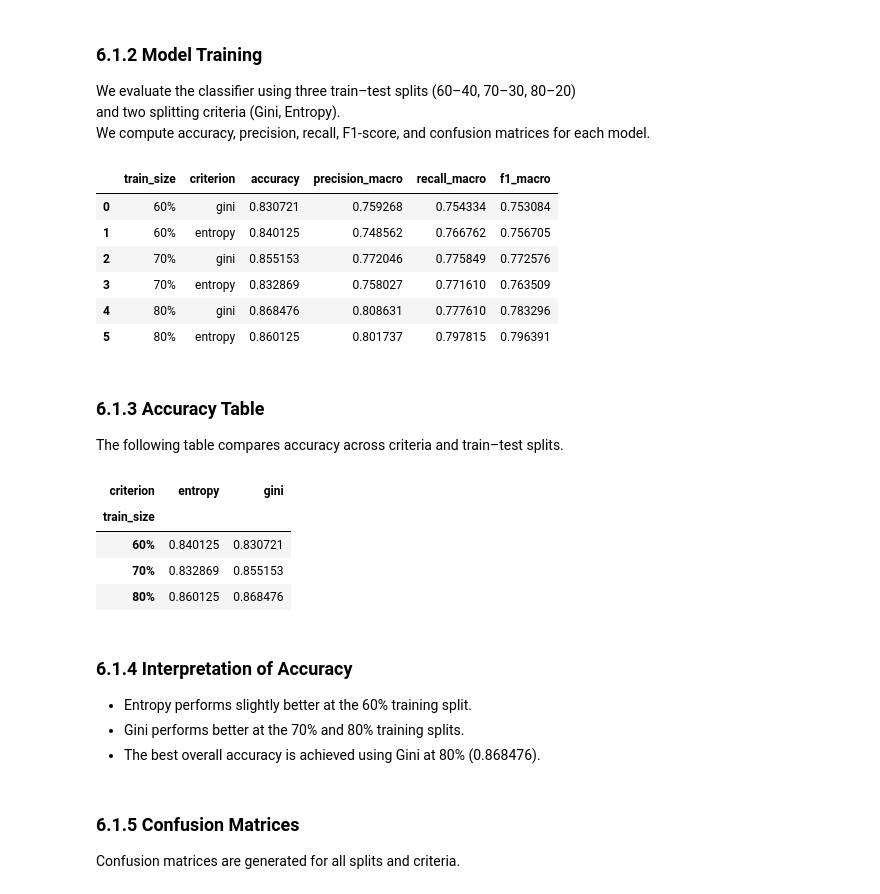
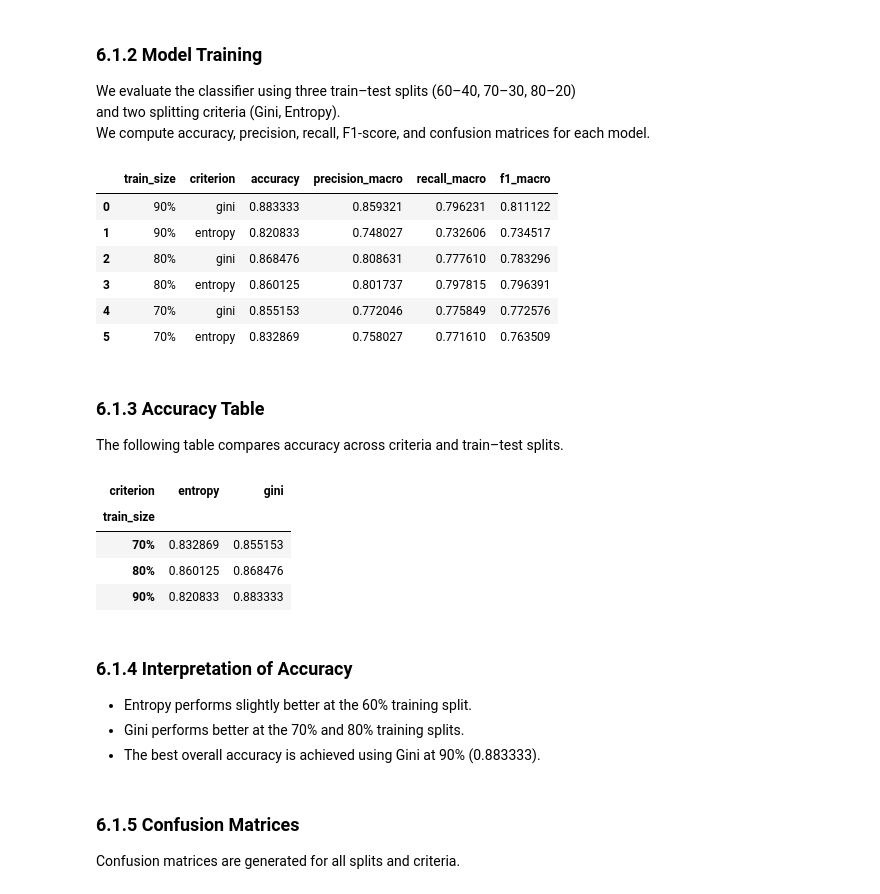
Before and after one commit to lujainAziz/LujainAlmajyul-it326, a Jupyter notebook: Reports Folder/Phase3.ipynb, the cells around one changed output. Drawn from its saved outputs; the diff is of its cells as text; code cells hidden in the pictures.

```diff
--- a/Reports Folder/Phase3.ipynb
+++ b/Reports Folder/Phase3.ipynb
@@ -332,7 +332,7 @@ We evaluate the classifier using three train–test splits (60–40, 70–30, 80
 and two splitting criteria (Gini, Entropy).
 We compute accuracy, precision, recall, F1-score, and confusion matrices for each model.
 # %%
-partition_sizes = [0.6, 0.7, 0.8]   # 60%, 70%, 80% training
+partition_sizes = [0.9 , 0.8, 0.7]   # 70%, 80% , 90% training
 criteria = ["gini", "entropy"]
 
 metrics_rows = []
@@ -356,39 +356,39 @@ for train_size in partition_sizes:
         acc = accuracy_score(y_test, y_pred)
         report = classification_report(y_test, y_pred, output_dict=True, zero_division=0)
         macro = report["macro avg"]
 
         metrics_rows.append({
             "train_size": f"{int(train_size*100)}%",
             "criterion": crit,
             "accuracy": acc,
             "precision_macro": macro["precision"],
             "recall_macro": macro["recall"],
             "f1_macro": macro["f1-score"]
         })
 
         cm = confusion_matrix(y_test, y_pred, labels=labels)
         for i, true_lbl in enumerate(labels):
             for j, pred_lbl in enumerate(labels):
                 cm_rows.append({
                     "train_size": f"{int(train_size*100)}%",
                     "criterion": crit,
                     "true_label": true_lbl,
                     "pred_label": pred_lbl,
                     "count": cm[i, j]
                 })
 
 metrics_df = pd.DataFrame(metrics_rows)
 cm_long_df = pd.DataFrame(cm_rows)
 
 display(metrics_df)
 # %% [output]
 |  | train_size | criterion | accuracy | precision_macro | recall_macro | f1_macro |
-| 0 | 60% | gini | 0.830721 | 0.759268 | 0.754334 | 0.753084 |
-| 1 | 60% | entropy | 0.840125 | 0.748562 | 0.766762 | 0.756705 |
-| 2 | 70% | gini | 0.855153 | 0.772046 | 0.775849 | 0.772576 |
-| 3 | 70% | entropy | 0.832869 | 0.758027 | 0.771610 | 0.763509 |
-| 4 | 80% | gini | 0.868476 | 0.808631 | 0.777610 | 0.783296 |
-| 5 | 80% | entropy | 0.860125 | 0.801737 | 0.797815 | 0.796391 |
+| 0 | 90% | gini | 0.883333 | 0.859321 | 0.796231 | 0.811122 |
+| 1 | 90% | entropy | 0.820833 | 0.748027 | 0.732606 | 0.734517 |
+| 2 | 80% | gini | 0.868476 | 0.808631 | 0.777610 | 0.783296 |
+| 3 | 80% | entropy | 0.860125 | 0.801737 | 0.797815 | 0.796391 |
+| 4 | 70% | gini | 0.855153 | 0.772046 | 0.775849 | 0.772576 |
+| 5 | 70% | entropy | 0.832869 | 0.758027 | 0.771610 | 0.763509 |
 # %% [markdown]
 ### 6.1.3 Accuracy Table
 
@@ -406,15 +406,15 @@ acc_table
 # %% [output]
 | criterion | entropy | gini |
 | train_size |  |  |
-| 60% | 0.840125 | 0.830721 |
 | 70% | 0.832869 | 0.855153 |
 | 80% | 0.860125 | 0.868476 |
+| 90% | 0.820833 | 0.883333 |
 # %% [markdown]
 ### 6.1.4 Interpretation of Accuracy
 
 - Entropy performs slightly better at the 60% training split.
 - Gini performs better at the 70% and 80% training splits.
-- The best overall accuracy is achieved using Gini at 80% (0.868476).
+- The best overall accuracy is achieved using Gini at 90% (0.883333).
 # %% [markdown]
 ### 6.1.5 Confusion Matrices
 Confusion matrices are generated for all splits and criteria.
```
Also changed, not shown: parts of 5 cells of this notebook.
